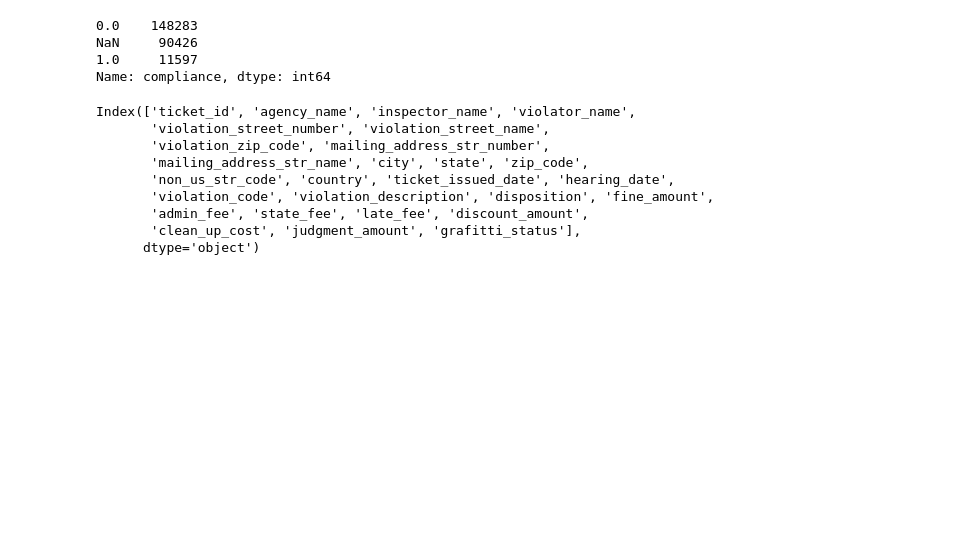
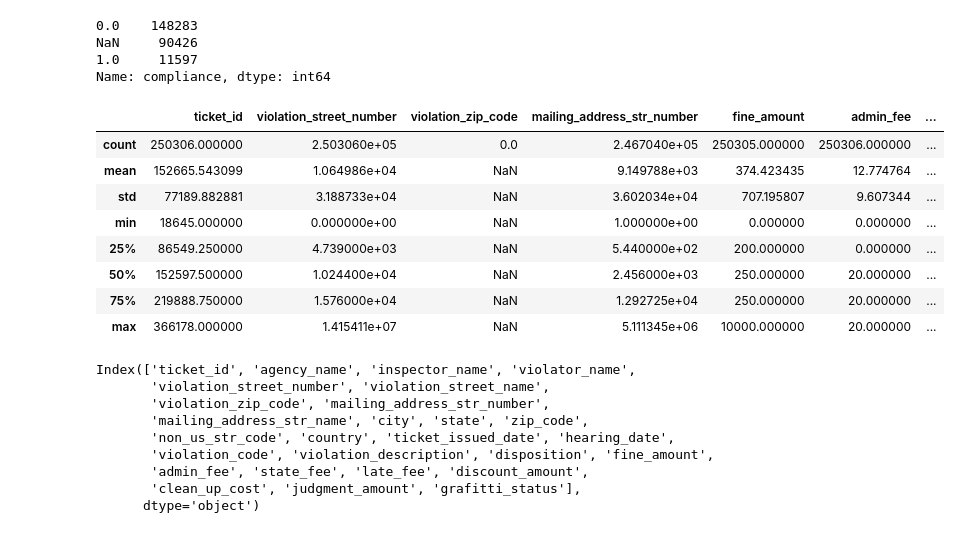
Before and after one commit to linahourieh/Michigan-Track, a Jupyter notebook: Assignment 4.ipynb, the cells around one changed output. Drawn from its saved outputs; the diff is of its cells as text; code cells hidden in the pictures; blank space fills up the shorter version.

```diff
--- a/Assignment 4.ipynb
+++ b/Assignment 4.ipynb
@@ -163,6 +164,19 @@ df['compliance'].value_counts(dropna=False)
 NaN     90426
 1.0     11597
 Name: compliance, dtype: int64
+# %%
+df_des = df.describe()
+df_des
+# %% [output]
+|  | ticket_id | violation_street_number | violation_zip_code | mailing_address_str_number | fine_amount | admin_fee | ... |
+| count | 250306.000000 | 2.503060e+05 | 0.0 | 2.467040e+05 | 250305.000000 | 250306.000000 | ... |
+| mean | 152665.543099 | 1.064986e+04 | NaN | 9.149788e+03 | 374.423435 | 12.774764 | ... |
+| std | 77189.882881 | 3.188733e+04 | NaN | 3.602034e+04 | 707.195807 | 9.607344 | ... |
+| min | 18645.000000 | 0.000000e+00 | NaN | 1.000000e+00 | 0.000000 | 0.000000 | ... |
+| 25% | 86549.250000 | 4.739000e+03 | NaN | 5.440000e+02 | 200.000000 | 0.000000 | ... |
+| 50% | 152597.500000 | 1.024400e+04 | NaN | 2.456000e+03 | 250.000000 | 20.000000 | ... |
+| 75% | 219888.750000 | 1.576000e+04 | NaN | 1.292725e+04 | 250.000000 | 20.000000 | ... |
+| max | 366178.000000 | 1.415411e+07 | NaN | 5.111345e+06 | 10000.000000 | 20.000000 | ... |
 # %%
 df_test.columns
 # %% [output]
```
Also changed, not shown: parts of 20 cells of this notebook.
